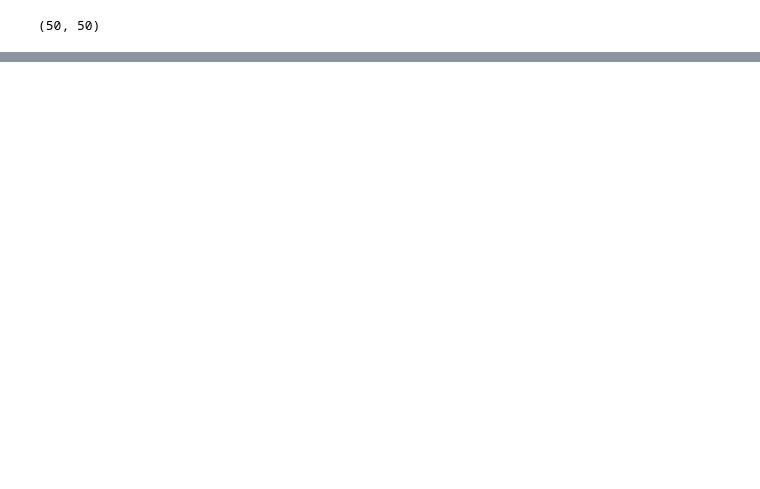
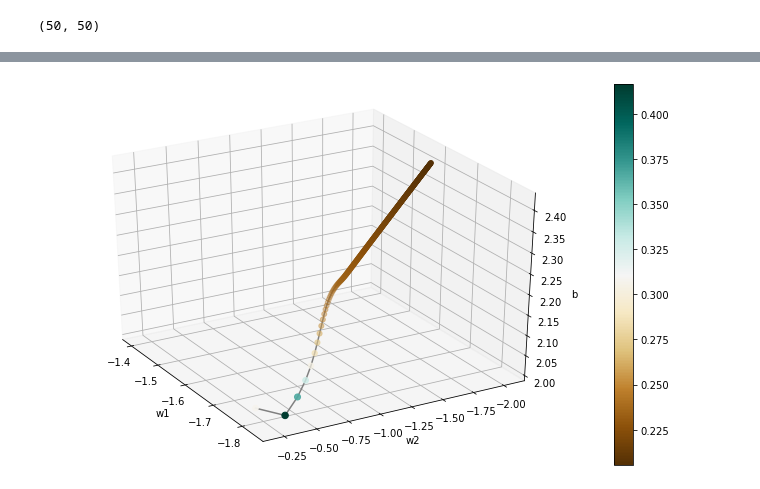
Before and after one commit to sraeisi/Machine_Learning_Physics_Winter20, a Jupyter notebook: Chpt4/NN_Intro.ipynb, the cells around one changed output, grey strips where cells are left out. Saved outputs shown, nothing was run; the diff lists cells and outputs as text; code cells hidden in the pictures; blank space fills up the shorter version.

```diff
--- a/Chpt4/NN_Intro.ipynb
+++ b/Chpt4/NN_Intro.ipynb
@@ -572,9 +584,19 @@ plt.show()
 # %%
 from mpl_toolkits import mplot3d
+from mpl_toolkits.mplot3d import Axes3D
+fig = plt.figure(figsize=(12,7))
+ax = fig.add_subplot(111, projection='3d', xlabel = "w1", ylabel = "w2", zlabel = "b")
 
-fig = plt.figure()
-ax = plt.axes(projection="3d")
+
 ax.plot3D(w_h[:,0], w_h[:,1], b_h.reshape(-1), 'gray')
-ax.scatter3D((w_h[:,0], w_h[:,1], b_h.reshape(-1))
+
+p3d= ax.scatter(list(w_h[:,0]), list(w_h[:,1]), b_h.reshape(-1).tolist(),
+           c=losses, marker='o',
+           s = 100*np.array(losses),
+           cmap=plt.cm.BrBG
+          )
+plt.colorbar(p3d)
+
+ax.view_init(30, 150)
 plt.show()
 # %% [output]
@@ -581,0 +603 @@ SyntaxError: invalid syntax (<ipython-input-39-3ced1cf0e90a>, line 7)
+[figure, added]
```
Also changed, not shown: parts of 9 cells of this notebook.
